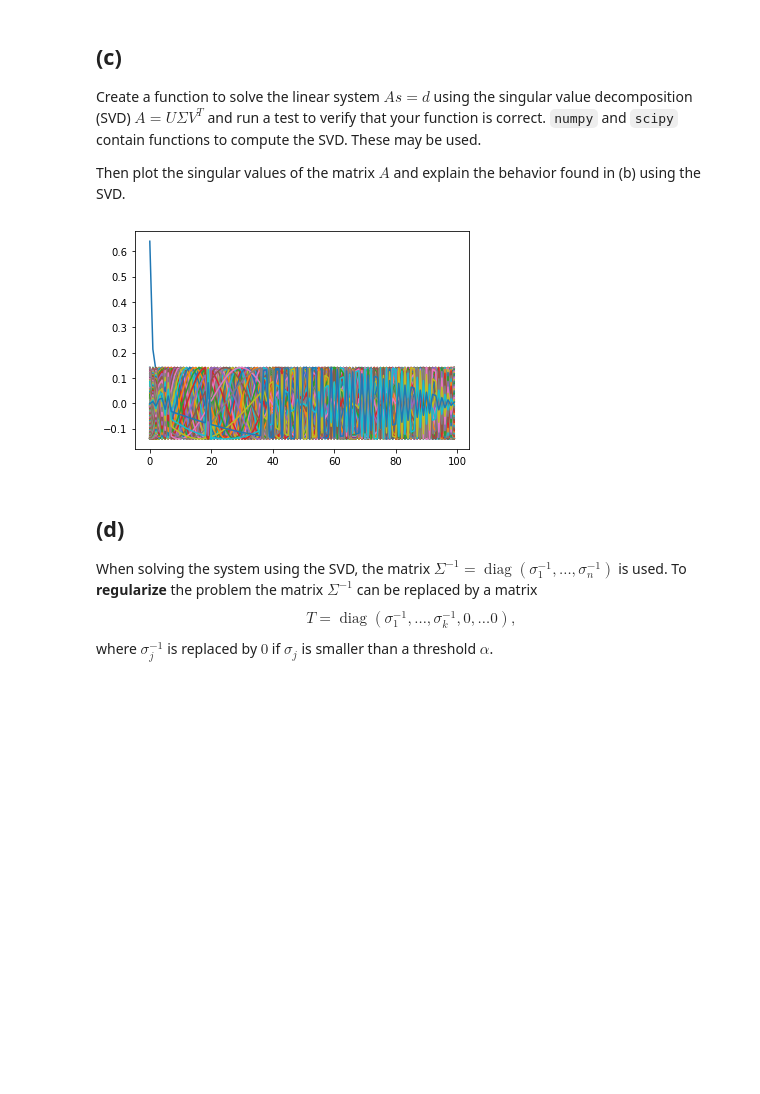
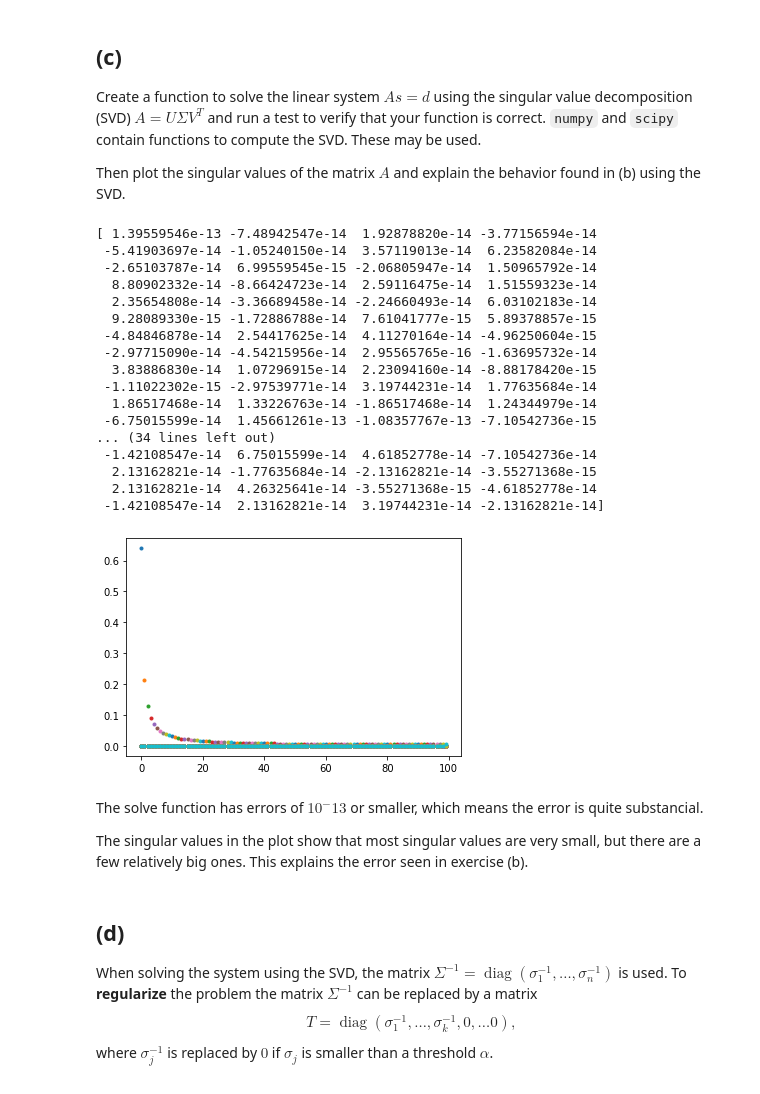
Before and after one commit to JaccovanWijk/NAHomework, a Jupyter notebook: Homework 3/Jacco.ipynb, the cells around one changed output. Cells and saved outputs as stored; diff of their text form; code cells hidden in the pictures; blank space fills up the shorter version.

```diff
--- a/Homework 3/Jacco.ipynb
+++ b/Homework 3/Jacco.ipynb
@@ -96,20 +102,50 @@ Create a function to solve the linear system $A s = d$ using the singular value
 
 Then plot the singular values of the matrix $A$ and explain the behavior found in (b) using the SVD.
 # %%
-# YOUR CODE HERE
-def solve(s, n):
-    # ||As - d|| minimal => ||UEV^Ts - d|| minimal, multiply by U^T and set V^Ts = y => ||Ey - U^Td|| minimal
+def solve(d, n):
     h = 1/n
     A = np.tril(h*np.ones((n,n)))
-    u,singular,vh = np.linalg.svd(A, full_matrices=True)
-    plt.plot(A)
-    plt.plot(u)
-    plt.plot(singular)
-    plt.plot(vh)
+    u,singulars,vt = np.linalg.svd(A, full_matrices=True)
+    sigma = np.diag(singulars)
 
-solve(s,n)
+    u_inv = np.linalg.inv(u)
+    sigma_inv = np.linalg.inv(sigma)
+    vt_inv = np.linalg.inv(vt)
+    s = vt_inv.dot(sigma_inv.dot(u_inv)).dot(d)
+    return s
+
+s_0_estimate = solve(d_0,n)
+s_e_estimate = solve(d_e,n)
+
+print(s_0_estimate - s_0)
+print(s_e_estimate - s_e)
+
+sigma = np.diag(np.linalg.svd(A, full_matrices=True)[1])
+plt.plot(sigma, '.')
+plt.show()
 # %% [output]
+[ 1.39559546e-13 -7.48942547e-14  1.92878820e-14 -3.77156594e-14
+ -5.41903697e-14 -1.05240150e-14  3.57119013e-14  6.23582084e-14
+ -2.65103787e-14  6.99559545e-15 -2.06805947e-14  1.50965792e-14
+  8.80902332e-14 -8.66424723e-14  2.59116475e-14  1.51559323e-14
+  2.35654808e-14 -3.36689458e-14 -2.24660493e-14  6.03102183e-14
+  9.28089330e-15 -1.72886788e-14  7.61041777e-15  5.89378857e-15
+ -4.84846878e-14  2.54417625e-14  4.11270164e-14 -4.96250604e-15
+ -2.97715090e-14 -4.54215956e-14  2.95565765e-16 -1.63695732e-14
+  3.83886830e-14  1.07296915e-14  2.23094160e-14 -8.88178420e-15
+ -1.11022302e-15 -2.97539771e-14  3.19744231e-14  1.77635684e-14
+  1.86517468e-14  1.33226763e-14 -1.86517468e-14  1.24344979e-14
+ -6.75015599e-14  1.45661261e-13 -1.08357767e-13 -7.10542736e-15
+... (34 lines left out)
+ -1.42108547e-14  6.75015599e-14  4.61852778e-14 -7.10542736e-14
+  2.13162821e-14 -1.77635684e-14 -2.13162821e-14 -3.55271368e-15
+  2.13162821e-14  4.26325641e-14 -3.55271368e-15 -4.61852778e-14
+ -1.42108547e-14  2.13162821e-14  3.19744231e-14 -2.13162821e-14]
-[figure, old version]
+[figure, new version]
+# %% [markdown]
+The solve function has errors of $10^-13$ or smaller, which means the error is quite substancial.
+
+The singular values in the plot show that most singular values are very small, but there are a few relatively big ones. This explains the error seen in exercise (b).
 # %% [markdown]
 ## (d)
 When solving the system using the SVD, the matrix $\Sigma^{-1} =
```
Also changed, not shown: parts of 3 cells of this notebook.
